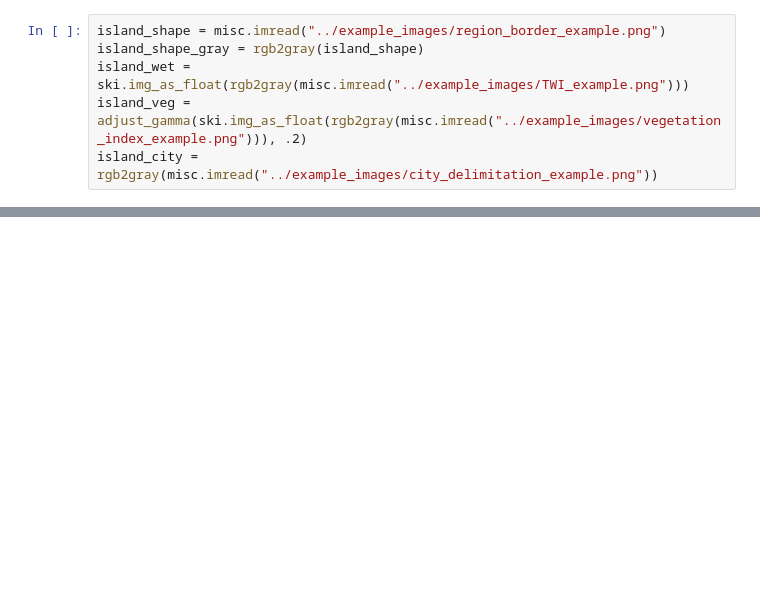
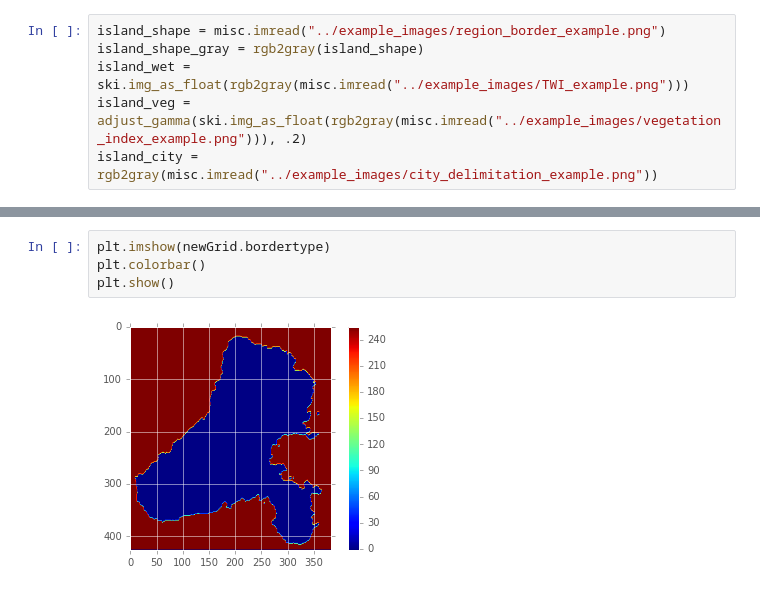
Before and after one commit to sanchestm/gm-mosquito-sim, a Jupyter notebook: testing other features/Testing paper model.ipynb, the cells around one changed output, grey strips where cells are left out. Drawn from its saved outputs; the diff is of its cells as text; blank space fills up the shorter version.

```diff
--- a/testing other features/Testing paper model.ipynb
+++ b/testing other features/Testing paper model.ipynb
@@ -148,0 +175,6 @@ print(newGrid.n_adultgrid)
+# %%
+plt.imshow(newGrid.bordertype)
+plt.colorbar()
+plt.show()
+# %% [output]
+[figure, added]
```
Also changed, not shown: parts of 11 cells of this notebook, 2 other files.
